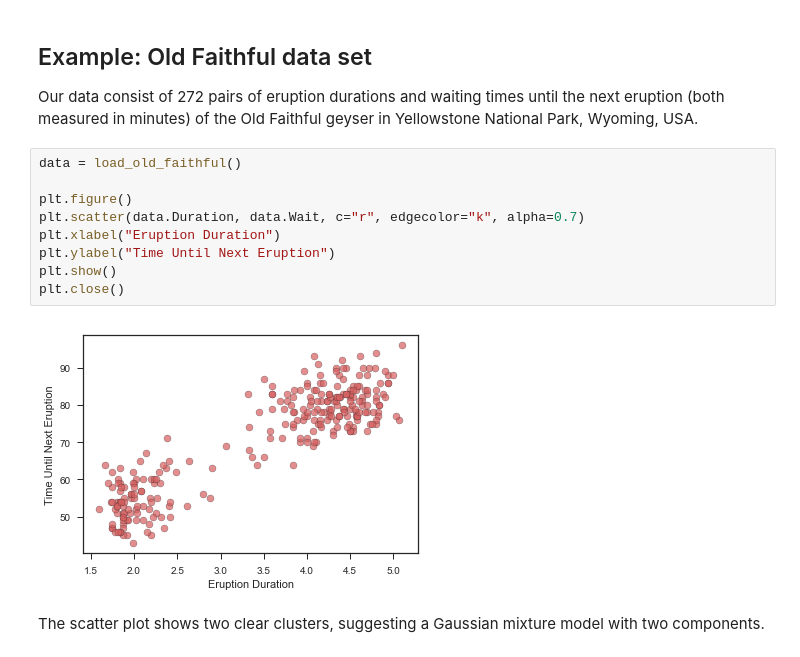
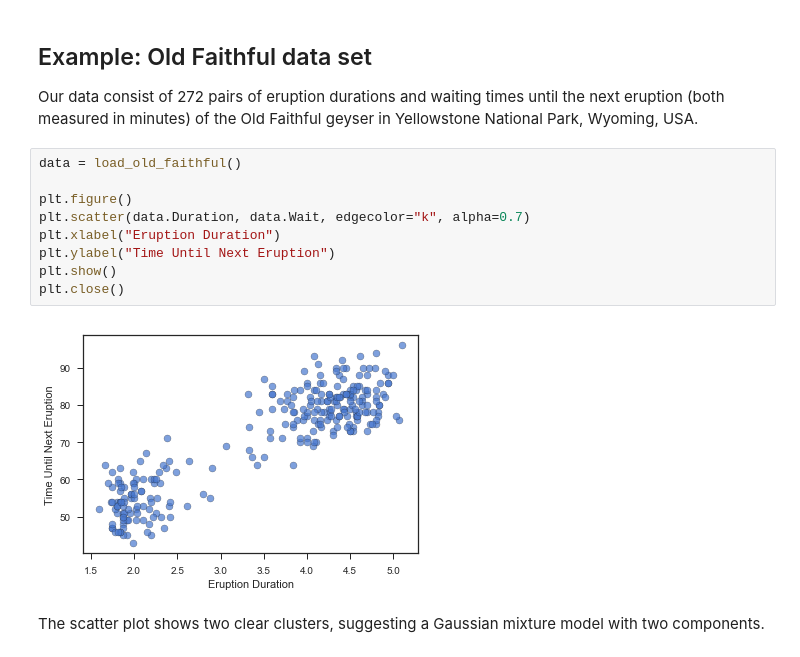
Before and after one commit to artemmavrin/StatTools, a Jupyter notebook: examples/Gaussian Mixture Models.ipynb, the cells around one changed output. Saved outputs shown, nothing was run; the diff lists cells and outputs as text.

```diff
--- a/examples/Gaussian Mixture Models.ipynb
+++ b/examples/Gaussian Mixture Models.ipynb
@@ -18,13 +18,13 @@ Our data consist of 272 pairs of eruption durations and waiting times until the
 # %%
 data = load_old_faithful()
 
 plt.figure()
-plt.scatter(data.Duration, data.Wait, c="r", edgecolor="k", alpha=0.7)
+plt.scatter(data.Duration, data.Wait, edgecolor="k", alpha=0.7)
 plt.xlabel("Eruption Duration")
 plt.ylabel("Time Until Next Eruption")
 plt.show()
 plt.close()
 # %% [output]
-[figure, old version]
+[figure, new version]
 # %% [markdown]
 The scatter plot shows two clear clusters, suggesting a Gaussian mixture model with two components.
```
Also changed, not shown: parts of 6 cells of this notebook, 1 other file.
